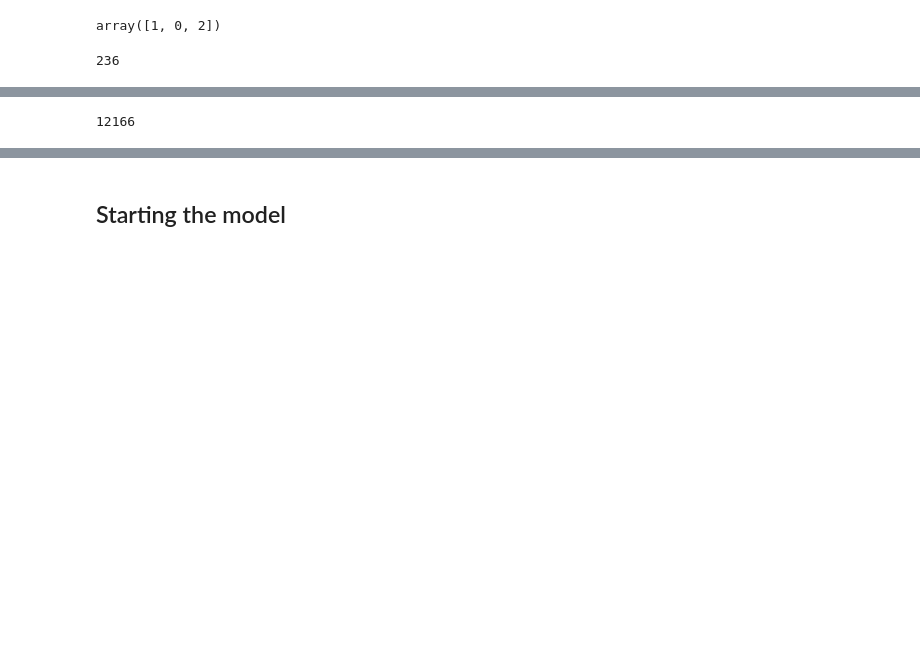
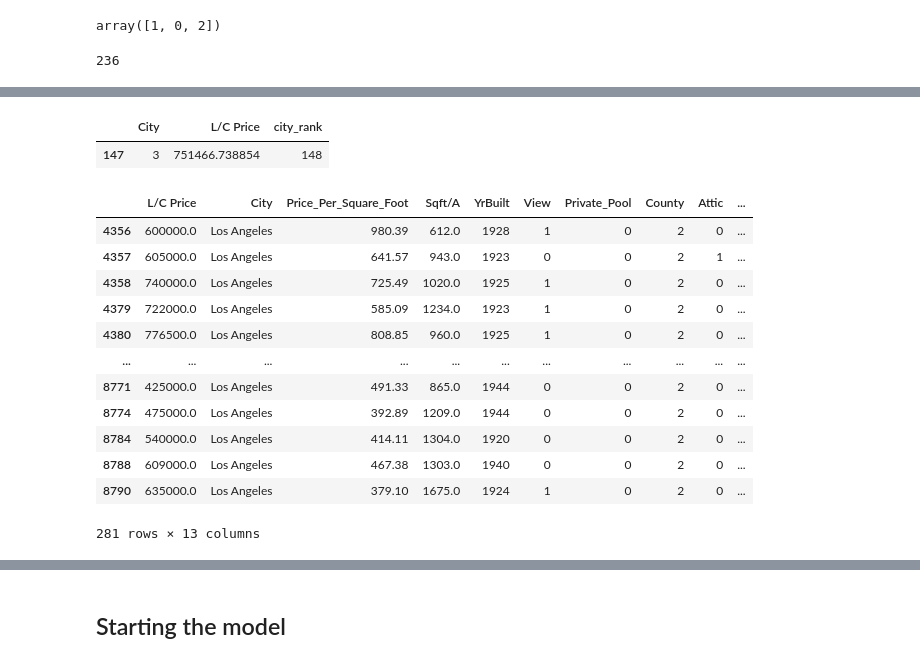
Before and after one commit to kamercado/Housing_Prices, a Jupyter notebook: ca_cleaned_data_and_model.ipynb, the cells around one changed output, grey strips where cells are left out. Drawn from its saved outputs; the diff is of its cells as text; code cells hidden in the pictures; blank space fills up the shorter version.

```diff
--- a/ca_cleaned_data_and_model.ipynb
+++ b/ca_cleaned_data_and_model.ipynb
@@ -176,3 +213,5 @@ len(ca_df.City.unique())
 ca_df = ca_df.loc[:,['L/C Price',"City", 'Price_Per_Square_Foot', 'Sqft/A', 'YrBuilt',
        'View', 'Private_Pool', 'County', 'Attic', 'Basement', 'Bed', 'Bath',
        'LSqft']]
+# %%
+ca_df["Sqft/A"] = ca_df["Sqft/A"].astype(float)
@@ -184,7 +244,8 @@ city_ranking = city_ranking.groupby("City").mean()
 city_ranking = city_ranking.sort_values(by='L/C Price', ascending=True).reset_index()
 # %%
 city_ranking["city_rank"] = city_ranking.index + 1
-# %%
-len(ca_df)
-# %% [output]
-12166
+# %%
+city_ranking[city_ranking.City == 3]
+# %% [output]
+|  | City | L/C Price | city_rank |
+| 147 | 3 | 751466.738854 | 148 |
@@ -190,0 +256,16 @@ len(ca_df)
+# %%
+ca_df[ca_df.City == "Los Angeles"]
+# %% [output]
+|  | L/C Price | City | Price_Per_Square_Foot | Sqft/A | YrBuilt | View | Private_Pool | County | Attic | ... |
+| 4356 | 600000.0 | Los Angeles | 980.39 | 612.0 | 1928 | 1 | 0 | 2 | 0 | ... |
+| 4357 | 605000.0 | Los Angeles | 641.57 | 943.0 | 1923 | 0 | 0 | 2 | 1 | ... |
+| 4358 | 740000.0 | Los Angeles | 725.49 | 1020.0 | 1925 | 1 | 0 | 2 | 0 | ... |
+| 4379 | 722000.0 | Los Angeles | 585.09 | 1234.0 | 1923 | 1 | 0 | 2 | 0 | ... |
+| 4380 | 776500.0 | Los Angeles | 808.85 | 960.0 | 1925 | 1 | 0 | 2 | 0 | ... |
+| ... | ... | ... | ... | ... | ... | ... | ... | ... | ... | ... |
+| 8771 | 425000.0 | Los Angeles | 491.33 | 865.0 | 1944 | 0 | 0 | 2 | 0 | ... |
+| 8774 | 475000.0 | Los Angeles | 392.89 | 1209.0 | 1944 | 0 | 0 | 2 | 0 | ... |
+| 8784 | 540000.0 | Los Angeles | 414.11 | 1304.0 | 1920 | 0 | 0 | 2 | 0 | ... |
+| 8788 | 609000.0 | Los Angeles | 467.38 | 1303.0 | 1940 | 0 | 0 | 2 | 0 | ... |
+| 8790 | 635000.0 | Los Angeles | 379.10 | 1675.0 | 1924 | 1 | 0 | 2 | 0 | ... |
+281 rows × 13 columns
```
Also changed, not shown: parts of 29 cells of this notebook, 4 other files.
